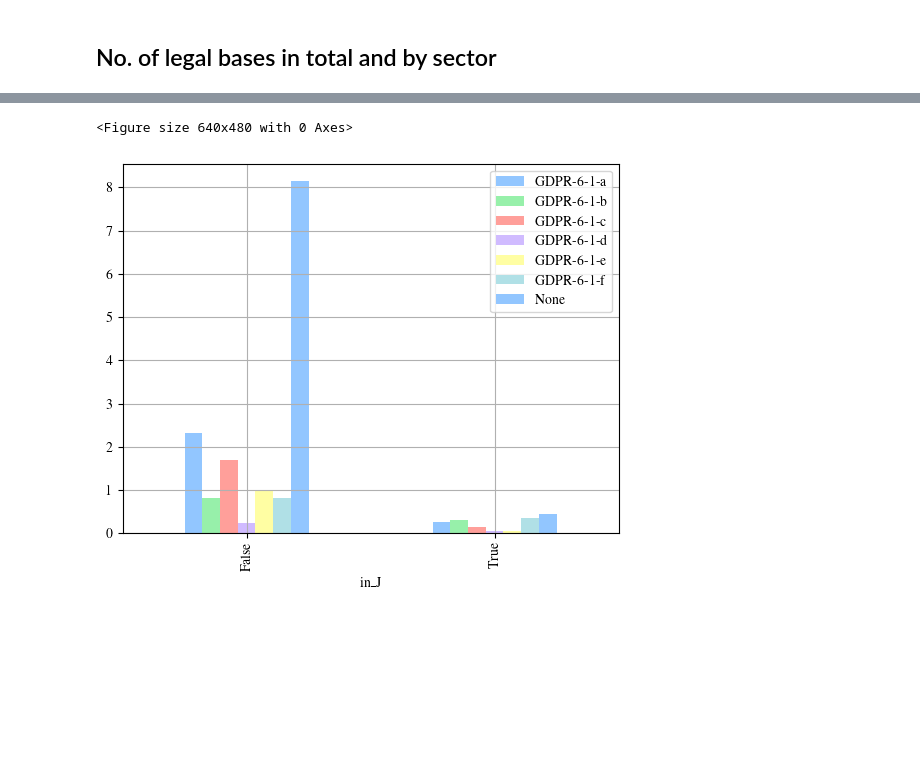
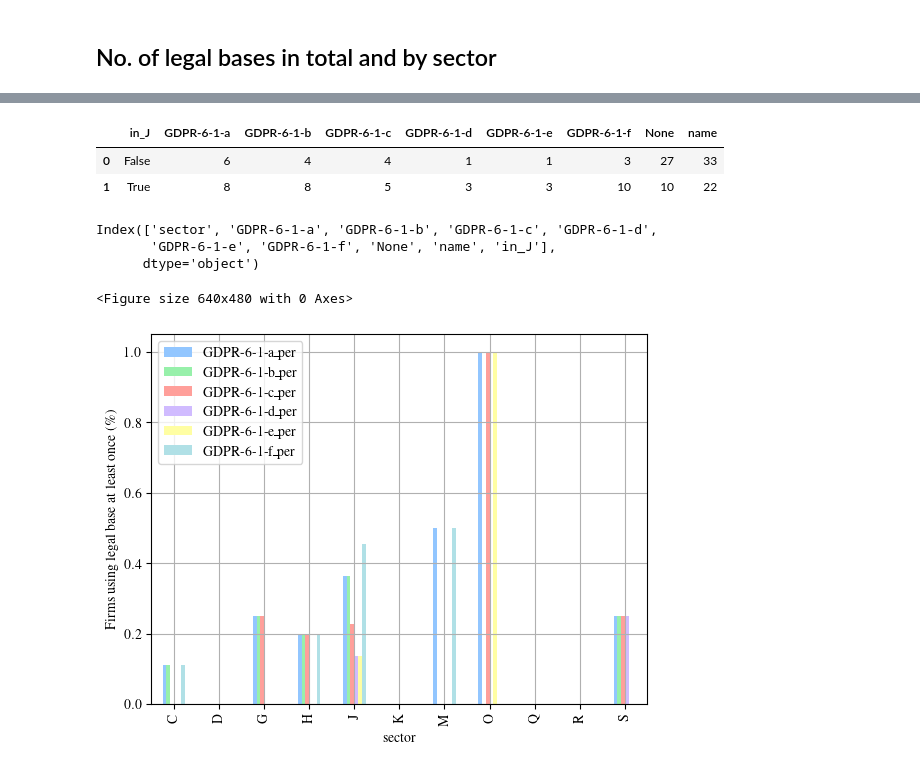
Before and after one commit to Transparency-Information-Language/tilt-graph-analyis, a Jupyter notebook: tilt_to_neo4j.ipynb, the cells around one changed output, grey strips where cells are left out. Drawn from its saved outputs; the diff is of its cells as text; code cells hidden in the pictures; blank space fills up the shorter version.

Commit message:
agg by in/out of J sector

```diff
--- a/tilt_to_neo4j.ipynb
+++ b/tilt_to_neo4j.ipynb
@@ -393,13 +393,22 @@ unique_by_company = pd_legalBases.groupby('name')['legalBase','sector'].agg(['un
 # count the number of companies per sector
 count_sector = pd_legalBases.groupby(['sector'])['name'].agg(lambda x: len(np.unique(x))).reset_index()
 unique_by_company['sector'] = unique_by_company['sector']['unique'].apply(lambda x: x[0])
+# find whether a legal base is inside at least once per tilt
+bases = ['GDPR-6-1-a', 'GDPR-6-1-b', 'GDPR-6-1-c', 'GDPR-6-1-d', 'GDPR-6-1-e', 'GDPR-6-1-f', 'None']
+
+for head in bases[:-1]:
+    col_list = []
+    for sublist in unique_by_company['legalBase']['unique']:
+
+        # try to find multiple formats of the Articles
+        if head in sublist or f'DSGVO{head[4:]}' in sublist or f'Artikel 6 Absatz 1 Buchstabe {head[-1]}' in sublist :
+            col_list.append(True)
+
+        else:
+            col_list.append(False)
+    unique_by_company[head] = col_list
+
+unique_by_company['None'] = [None in i for i in unique_by_company['legalBase']['unique']]
-# %%
-# find whether a legal base is inside at least once per tilt
-bases = ['GDPR-6-1-a', 'GDPR-6-1-b', 'GDPR-6-1-c', 'GDPR-6-1-d', 'GDPR-6-1-e', 'GDPR-6-1-f', 'None']
-for head in bases:
-    unique_by_company[head] = [head in i for i in unique_by_company['legalBase']['unique']]
-
-unique_by_company['None'] = [None in i for i in unique_by_company['legalBase']['unique']]
 # %%
 # rename the columns to reindex everything
 unique_by_company.columns = ['legalBase','sector','GDPR-6-1-a', 'GDPR-6-1-b', 'GDPR-6-1-c', 'GDPR-6-1-d', 'GDPR-6-1-e', 'GDPR-6-1-f', 'None']
@@ -418,15 +422,38 @@ grouped_byJ
-# %%
-# account for the number of companies in each sector
-grouped = grouped.merge(count_sector, on = 'sector')
-
-for head in bases:
-    grouped[head] = grouped[head]/grouped['name']
-# %%
-# plot
-grouped_byJ.plot(x = 'in_J', y = bases, kind = 'bar')
-plt.grid()
-plt.show()
-plt.savefig('legalBases_bySector')
-# %% [output]
-<Figure size 640x480 with 0 Axes>
-[figure, removed]
+# %%
+grouped_byJ = grouped.groupby('in_J')['GDPR-6-1-a',
+ 'GDPR-6-1-b',
+ 'GDPR-6-1-c',
+ 'GDPR-6-1-d',
+ 'GDPR-6-1-e',
+ 'GDPR-6-1-f',
+ 'None', 'name'].agg("sum").reset_index()
+grouped_byJ
+# %% [output]
+|  | in_J | GDPR-6-1-a | GDPR-6-1-b | GDPR-6-1-c | GDPR-6-1-d | GDPR-6-1-e | GDPR-6-1-f | None | name |
+| 0 | False | 6 | 4 | 4 | 1 | 1 | 3 | 27 | 33 |
+| 1 | True | 8 | 8 | 5 | 3 | 3 | 10 | 10 | 22 |
+# %%
+grouped.columns
+# %% [output]
+Index(['sector', 'GDPR-6-1-a', 'GDPR-6-1-b', 'GDPR-6-1-c', 'GDPR-6-1-d',
+       'GDPR-6-1-e', 'GDPR-6-1-f', 'None', 'name', 'in_J'],
+      dtype='object')
+# %%
+#calculate percentages by occurance
+for head in bases:
+    grouped[f"{head}_per"] = grouped[head]/grouped['name']
+
+for head in bases:
+    grouped_byJ[f"{head}_per"] = grouped_byJ[head]/grouped_byJ['name']
+# %%
+# plot
+grouped.plot(x = 'sector', y = ['GDPR-6-1-a_per',
+       'GDPR-6-1-b_per', 'GDPR-6-1-c_per', 'GDPR-6-1-d_per', 'GDPR-6-1-e_per',
+       'GDPR-6-1-f_per'] , kind = 'bar')
+plt.grid()
+plt.ylabel("Firms using legal base at least once (\%)")
+plt.show()
+plt.savefig('legalBases_bySector')
+# %% [output]
+<Figure size 640x480 with 0 Axes>
+[figure, added]
```
Also changed, not shown: parts of 3 cells of this notebook.
